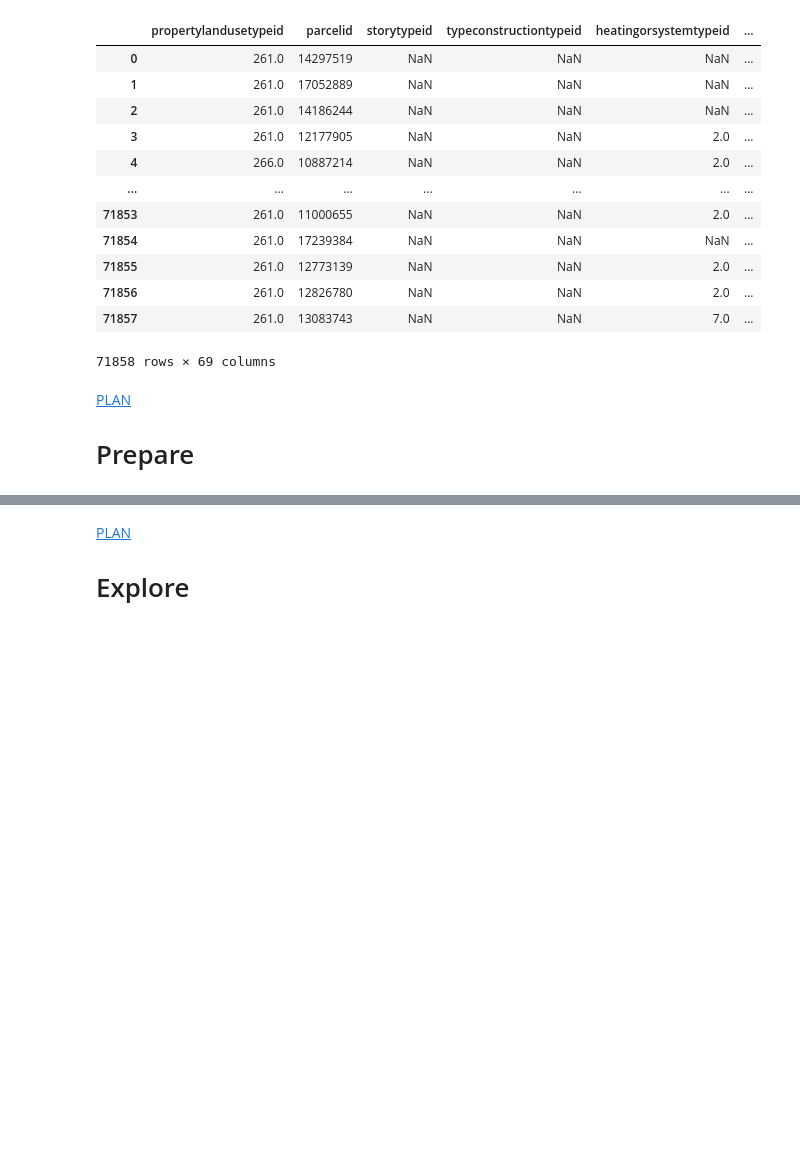
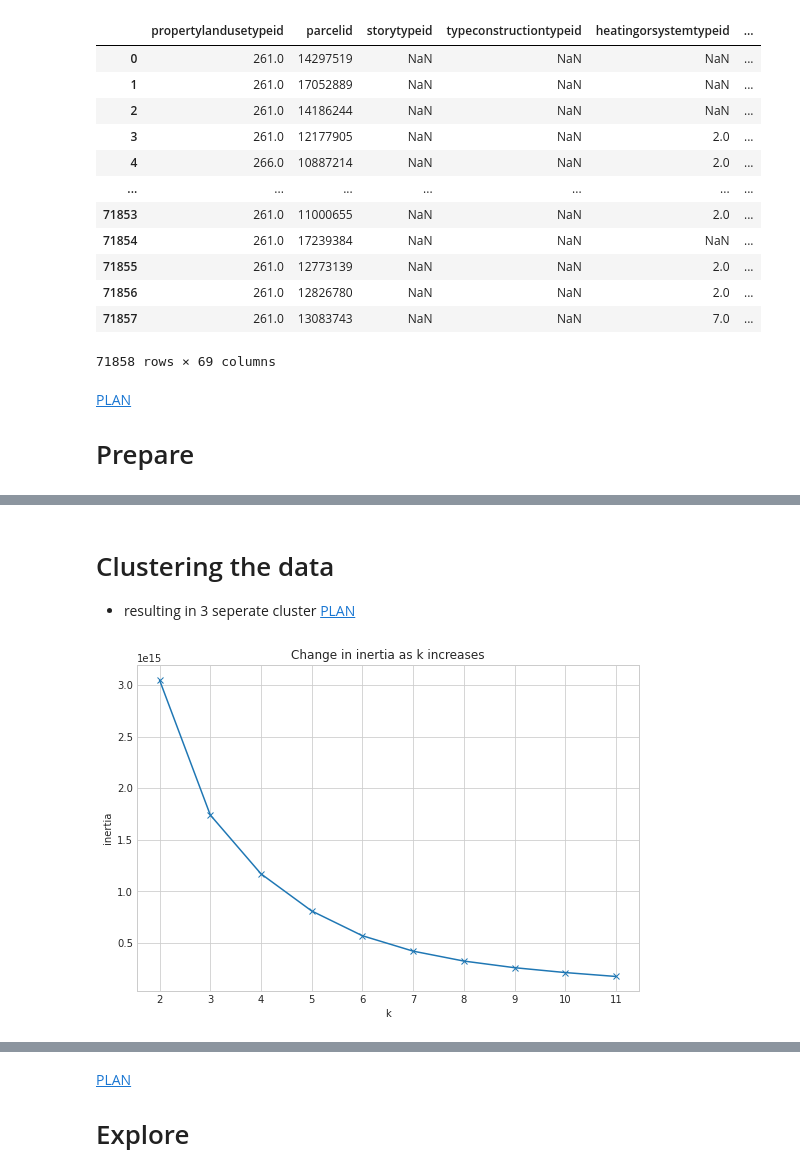
Before and after one commit to EribertoContreras/clustering-exercises, a Jupyter notebook: final_project.ipynb, the cells around one changed output, grey strips where cells are left out. Drawn from its saved outputs; the diff is of its cells as text; code cells hidden in the pictures; blank space fills up the shorter version.

```diff
--- a/final_project.ipynb
+++ b/final_project.ipynb
@@ -135,0 +116,17 @@ train
+# %% [markdown]
+# Clustering the data
+- resulting in 3 seperate cluster
+[PLAN](#PLAN)
+# %%
+# building and X to start clustering
+X = df[['bathroomcnt', 'calculatedfinishedsquarefeet','bedroomcnt','yearbuilt','taxvaluedollarcnt']]
+with plt.style.context('seaborn-whitegrid'):
+    #graph size
+    plt.figure(figsize=(9, 6))
+    pd.Series({k: KMeans(k).fit(X).inertia_ for k in range(2, 12)}).plot(marker='x')
+    plt.xticks(range(2, 12))
+    plt.xlabel('k')
+    plt.ylabel('inertia')
+    plt.title('Change in inertia as k increases')
+# %% [output]
+[figure, added]
```
Also changed, not shown: parts of 37 cells of this notebook, 5 other files.
